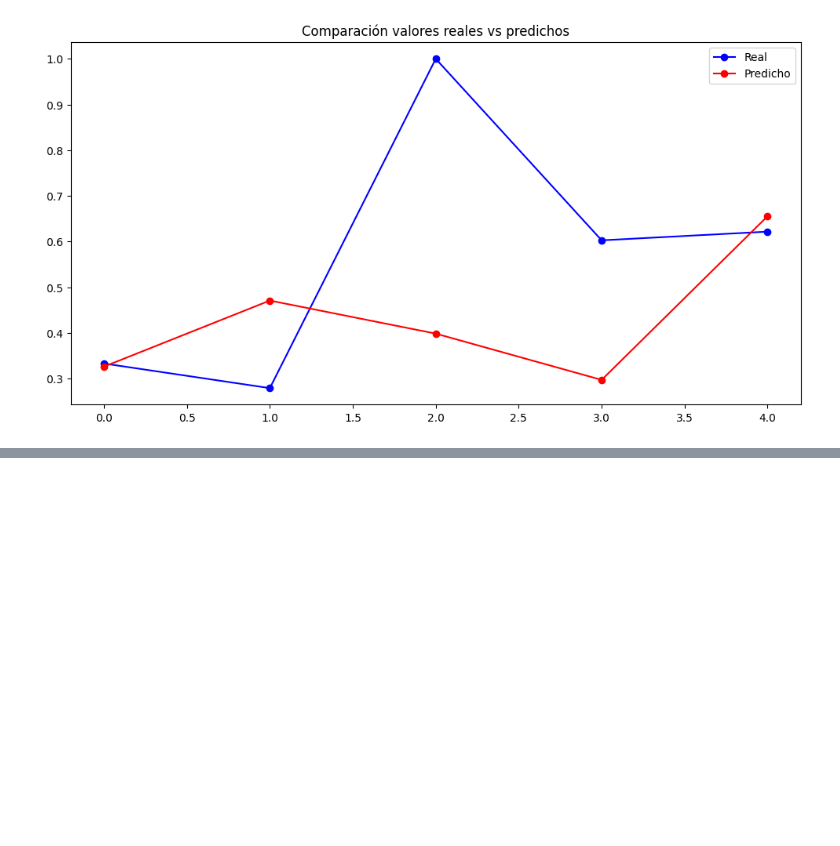
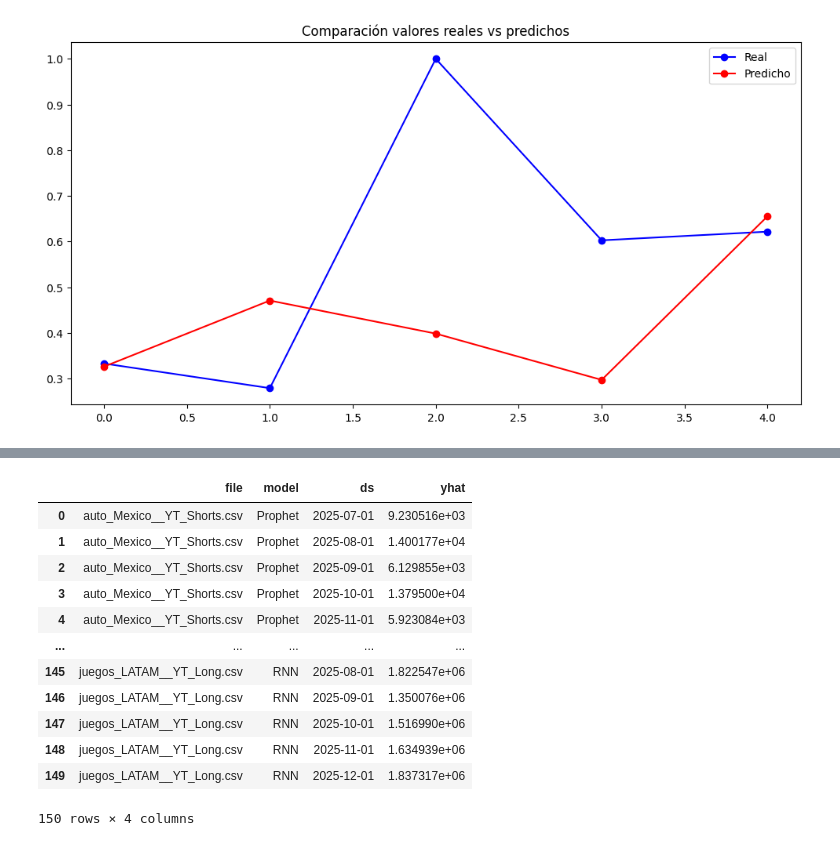
Before and after one commit to erickdesrosiers/Proyectos_Deep_Learning, a Jupyter notebook: Forecasting/Forecasting_redes_neuronales.ipynb, the cells around one changed output, grey strips where cells are left out. Cells and saved outputs as stored; diff of their text form; code cells hidden in the pictures; blank space fills up the shorter version.

```diff
--- a/Forecasting/Forecasting_redes_neuronales.ipynb
+++ b/Forecasting/Forecasting_redes_neuronales.ipynb
@@ -193,0 +392,16 @@ plt.show()
+# %%
+all_predictions_df
+# %% [output]
+|  | file | model | ds | yhat |
+| 0 | auto_Mexico__YT_Shorts.csv | Prophet | 2025-07-01 | 9.230516e+03 |
+| 1 | auto_Mexico__YT_Shorts.csv | Prophet | 2025-08-01 | 1.400177e+04 |
+| 2 | auto_Mexico__YT_Shorts.csv | Prophet | 2025-09-01 | 6.129855e+03 |
+| 3 | auto_Mexico__YT_Shorts.csv | Prophet | 2025-10-01 | 1.379500e+04 |
+| 4 | auto_Mexico__YT_Shorts.csv | Prophet | 2025-11-01 | 5.923084e+03 |
+| ... | ... | ... | ... | ... |
+| 145 | juegos_LATAM__YT_Long.csv | RNN | 2025-08-01 | 1.822547e+06 |
+| 146 | juegos_LATAM__YT_Long.csv | RNN | 2025-09-01 | 1.350076e+06 |
+| 147 | juegos_LATAM__YT_Long.csv | RNN | 2025-10-01 | 1.516990e+06 |
+| 148 | juegos_LATAM__YT_Long.csv | RNN | 2025-11-01 | 1.634939e+06 |
+| 149 | juegos_LATAM__YT_Long.csv | RNN | 2025-12-01 | 1.837317e+06 |
+150 rows × 4 columns
```
Also changed, not shown: parts of 10 cells of this notebook, 1 other file.
